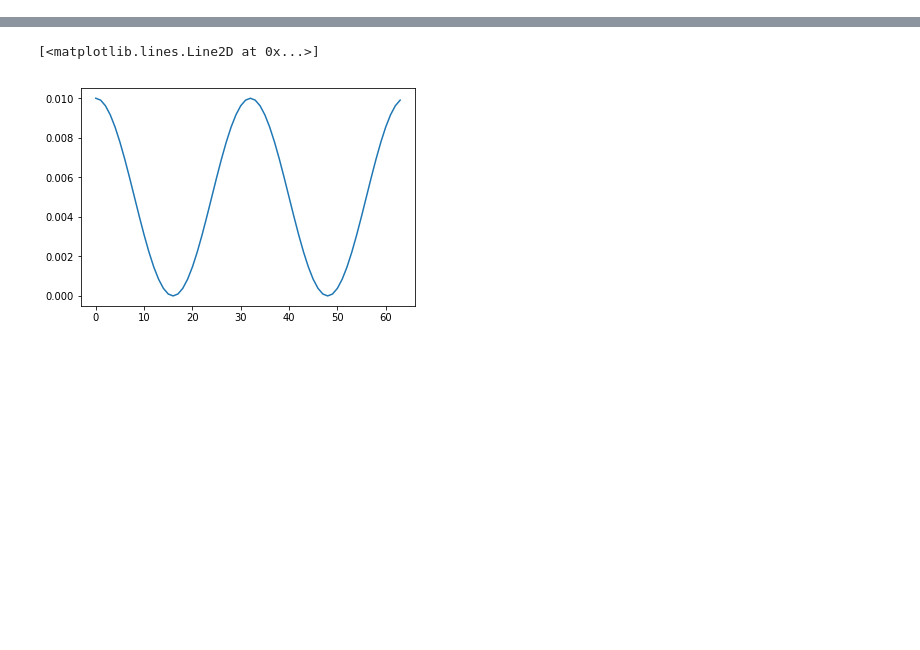
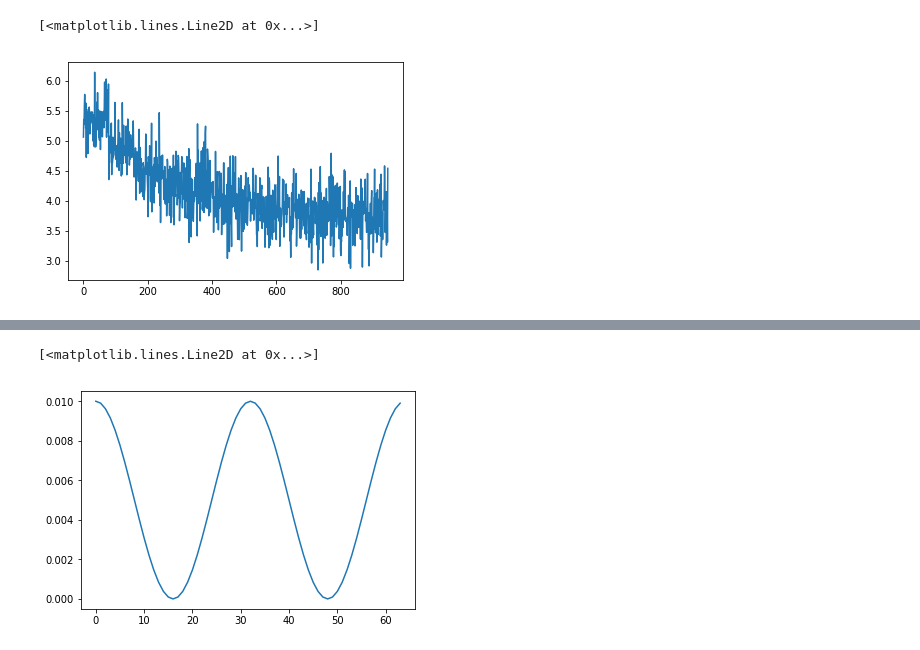
Before and after one commit to kindeQi/PyTorch_SSD, a Jupyter notebook: test_remote.ipynb, the cells around one changed output, grey strips where cells are left out. Cells and saved outputs as stored; diff of their text form; code cells hidden in the pictures; blank space fills up the shorter version.

```diff
--- a/test_remote.ipynb
+++ b/test_remote.ipynb
@@ -299,0 +198,5 @@ plt.plot(loss_array)
+# %%
+plt.plot(val_array)
+# %% [output]
+[<matplotlib.lines.Line2D at 0x...>]
+[figure, added]
```
Also changed, not shown: parts of 48 cells of this notebook.
